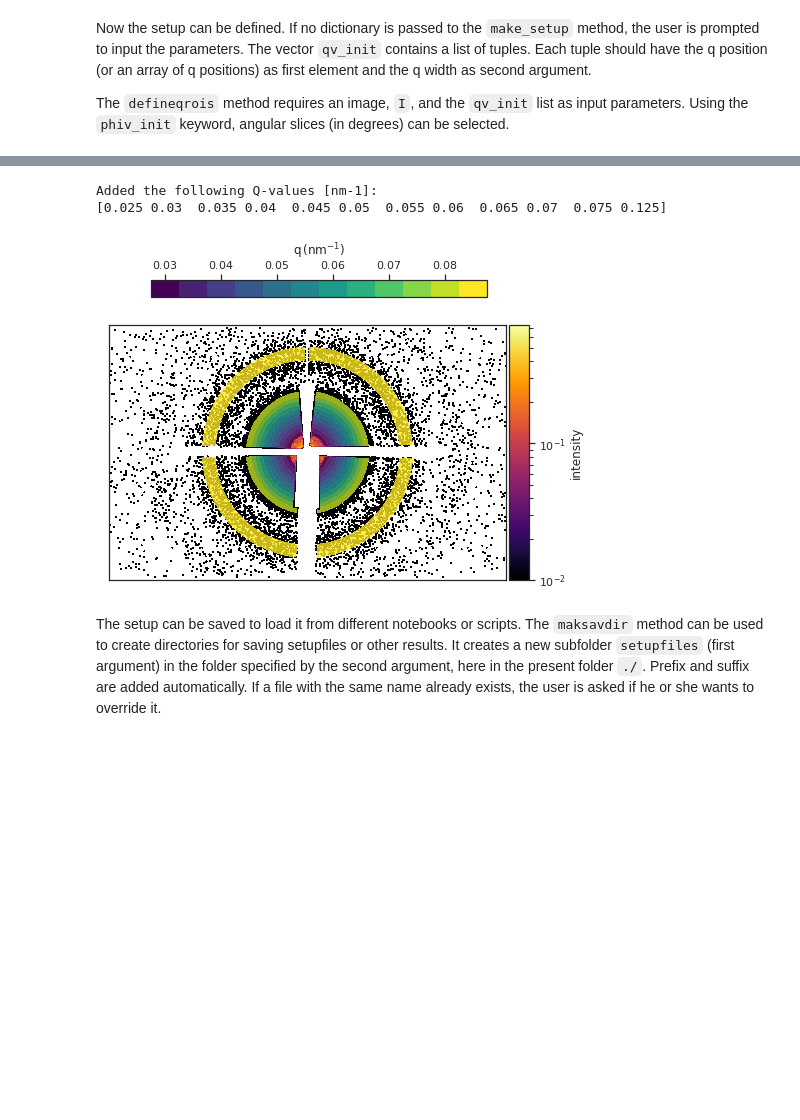
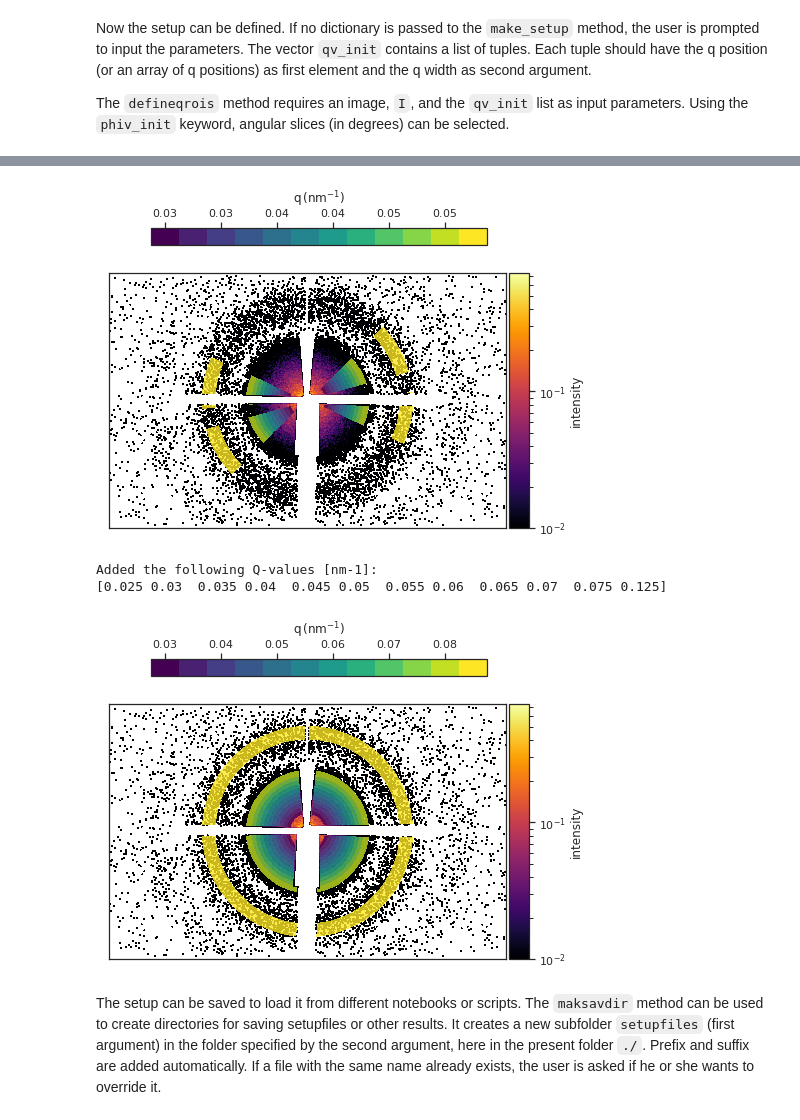
Before and after one commit to reiserm/Xana, a Jupyter notebook: docs/source/Tests.ipynb, the cells around one changed output, grey strips where cells are left out. Drawn from its saved outputs; the diff is of its cells as text; code cells hidden in the pictures; blank space fills up the shorter version.

```diff
--- a/docs/source/Tests.ipynb
+++ b/docs/source/Tests.ipynb
@@ -87,5 +89,3 @@ Loading data in chunks of 256 images.
 The returned array has the dimensions:  (100, 514, 1030)
 # %% [markdown]
 To define the ROIs for the XPCS/XSVS analysis, the data are averaged over the time axis. The command is the same except the `method`-keyword has been changed to `'average'`. Then, the function returns a list containing the average intensity, `I`, and the variance, `V`.
-# %%
-I, V = d.get_series(0, method='average', verbose=False, first=1, last=100)
@@ -107,5 +123,6 @@ qv_init = [(np.arange(0.025, 0.08, .005), .008),
 # anglular slices in degress (10, 150) with a width of 30 degrees
 phiv_init = [([10, 150], 30)]
 
-d.defineqrois(I, qv_init=qv_init, plot='ROIS', d=400)#, mirror=True, phiv_init=phiv_init,)
+d.defineqrois(I, qv_init=qv_init, plot='ROIS', d=400, mirror=True, phiv_init=phiv_init,)
+d.defineqrois(I, qv_init=qv_init, plot='ROIS', d=400,)
 # %% [output]
@@ -131,6 +132,7 @@ WARNING:matplotlib.font_manager:findfont: Font family ['DejaVu Sans Display'] no
+[figure, new version]
 Added the following Q-values [nm-1]:
 [0.025 0.03  0.035 0.04  0.045 0.05  0.055 0.06  0.065 0.07  0.075 0.125]
-[figure, old version]
+[figure, added]
 # %% [markdown]
 The setup can be saved to load it from different notebooks or scripts. The `maksavdir` method can be used to create directories for saving setupfiles or other results. It creates a new subfolder `setupfiles` (first argument) in the folder specified by the second argument, here in the present folder `./`. Prefix and suffix are added automatically. If a file with the same name already exists, the user is asked if he or she wants to override it.
 # %%
```
Also changed, not shown: parts of 18 cells of this notebook, 2 other files.
